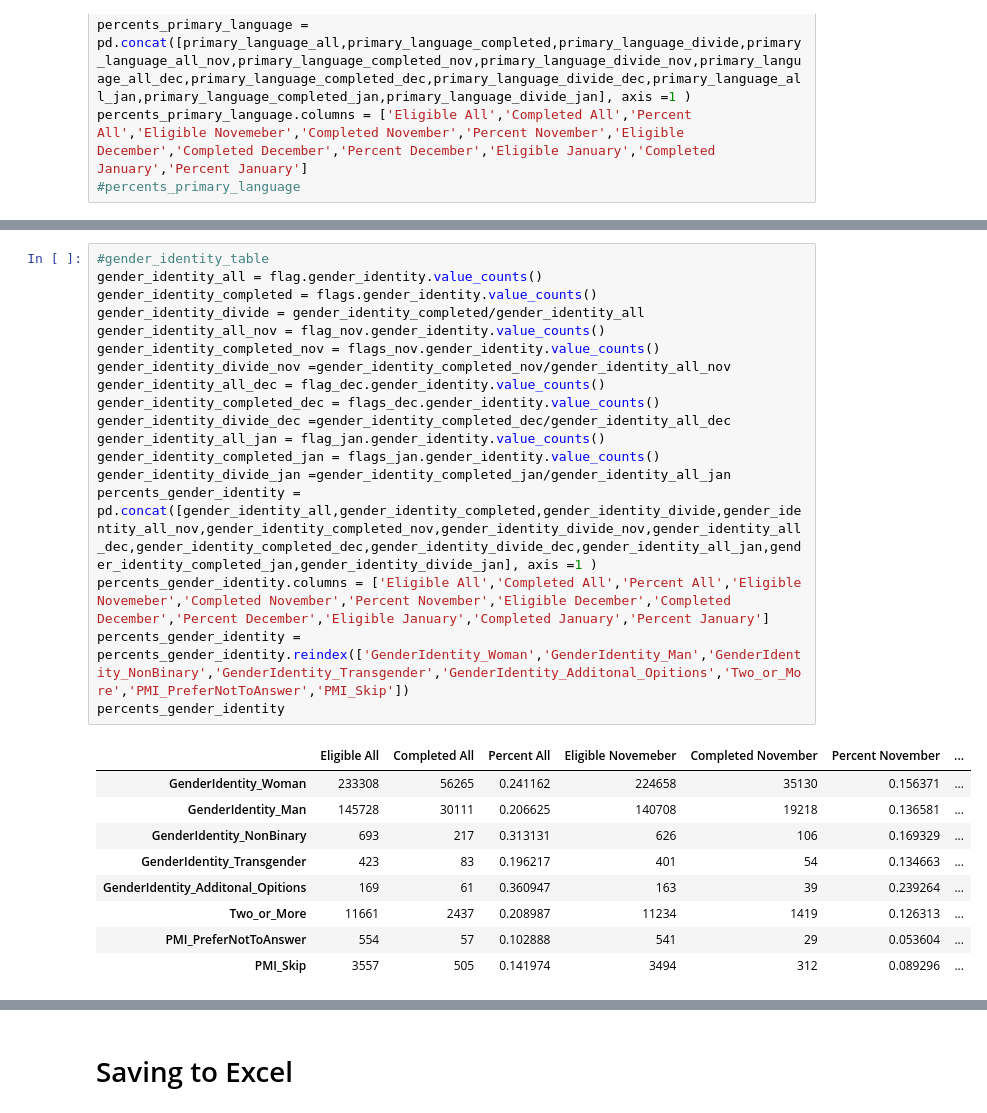
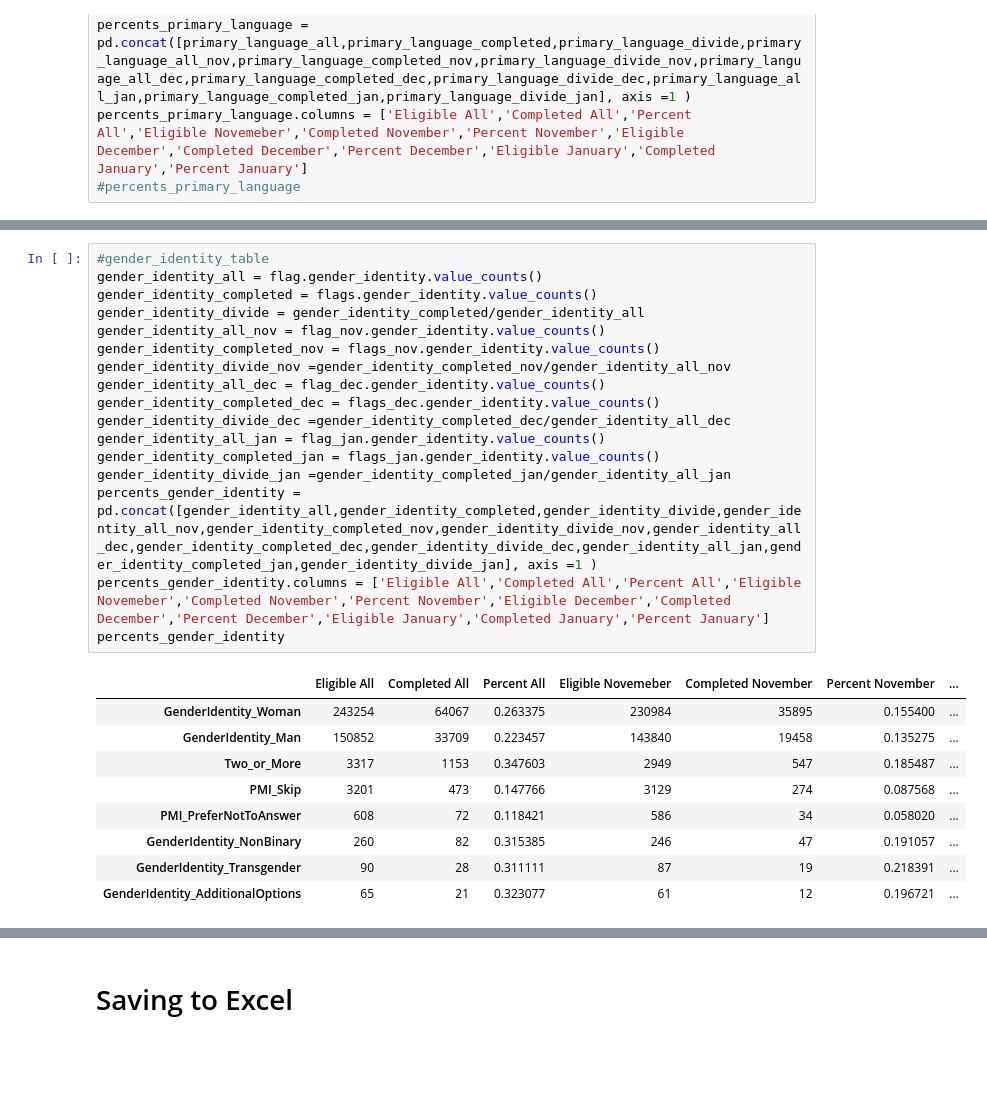
Before and after one commit to all-of-us/ops-data-service, a Jupyter notebook: PDR/Social Determinants of Health Report.ipynb, the cells around one changed output, grey strips where cells are left out. Cells and saved outputs as stored; diff of their text form; blank space fills up the shorter version.

```diff
--- a/PDR/Social Determinants of Health Report.ipynb
+++ b/PDR/Social Determinants of Health Report.ipynb
@@ -1472,28 +1584,27 @@ percents_ethnicity = percents_ethnicity.reindex(['WhatRaceEthnicity_White','What
 # %%
 #gender_identity_table
 gender_identity_all = flag.gender_identity.value_counts()
 gender_identity_completed = flags.gender_identity.value_counts()
 gender_identity_divide = gender_identity_completed/gender_identity_all
 gender_identity_all_nov = flag_nov.gender_identity.value_counts()
 gender_identity_completed_nov = flags_nov.gender_identity.value_counts()
 gender_identity_divide_nov =gender_identity_completed_nov/gender_identity_all_nov
 gender_identity_all_dec = flag_dec.gender_identity.value_counts()
 gender_identity_completed_dec = flags_dec.gender_identity.value_counts()
 gender_identity_divide_dec =gender_identity_completed_dec/gender_identity_all_dec
 gender_identity_all_jan = flag_jan.gender_identity.value_counts()
 gender_identity_completed_jan = flags_jan.gender_identity.value_counts()
 gender_identity_divide_jan =gender_identity_completed_jan/gender_identity_all_jan
 percents_gender_identity = pd.concat([gender_identity_all,gender_identity_completed,gender_identity_divide,gender_identity_all_nov,gender_identity_completed_nov,gender_identity_divide_nov,gender_identity_all_dec,gender_identity_completed_dec,gender_identity_divide_dec,gender_identity_all_jan,gender_identity_completed_jan,gender_identity_divide_jan], axis =1 )
 percents_gender_identity.columns = ['Eligible All','Completed All','Percent All','Eligible Novemeber','Completed November','Percent November','Eligible December','Completed December','Percent December','Eligible January','Completed January','Percent January']
-percents_gender_identity = percents_gender_identity.reindex(['GenderIdentity_Woman','GenderIdentity_Man','GenderIdentity_NonBinary','GenderIdentity_Transgender','GenderIdentity_Additonal_Opitions','Two_or_More','PMI_PreferNotToAnswer','PMI_Skip'])
 percents_gender_identity
 # %% [output]
 |  | Eligible All | Completed All | Percent All | Eligible Novemeber | Completed November | Percent November | ... |
-| GenderIdentity_Woman | 233308 | 56265 | 0.241162 | 224658 | 35130 | 0.156371 | ... |
-| GenderIdentity_Man | 145728 | 30111 | 0.206625 | 140708 | 19218 | 0.136581 | ... |
-| GenderIdentity_NonBinary | 693 | 217 | 0.313131 | 626 | 106 | 0.169329 | ... |
-| GenderIdentity_Transgender | 423 | 83 | 0.196217 | 401 | 54 | 0.134663 | ... |
-| GenderIdentity_Additonal_Opitions | 169 | 61 | 0.360947 | 163 | 39 | 0.239264 | ... |
-| Two_or_More | 11661 | 2437 | 0.208987 | 11234 | 1419 | 0.126313 | ... |
-| PMI_PreferNotToAnswer | 554 | 57 | 0.102888 | 541 | 29 | 0.053604 | ... |
-| PMI_Skip | 3557 | 505 | 0.141974 | 3494 | 312 | 0.089296 | ... |
+| GenderIdentity_Woman | 243254 | 64067 | 0.263375 | 230984 | 35895 | 0.155400 | ... |
+| GenderIdentity_Man | 150852 | 33709 | 0.223457 | 143840 | 19458 | 0.135275 | ... |
+| Two_or_More | 3317 | 1153 | 0.347603 | 2949 | 547 | 0.185487 | ... |
+| PMI_Skip | 3201 | 473 | 0.147766 | 3129 | 274 | 0.087568 | ... |
+| PMI_PreferNotToAnswer | 608 | 72 | 0.118421 | 586 | 34 | 0.058020 | ... |
+| GenderIdentity_NonBinary | 260 | 82 | 0.315385 | 246 | 47 | 0.191057 | ... |
+| GenderIdentity_Transgender | 90 | 28 | 0.311111 | 87 | 19 | 0.218391 | ... |
+| GenderIdentity_AdditionalOptions | 65 | 21 | 0.323077 | 61 | 12 | 0.196721 | ... |
```
Also changed, not shown: parts of 26 cells of this notebook.
